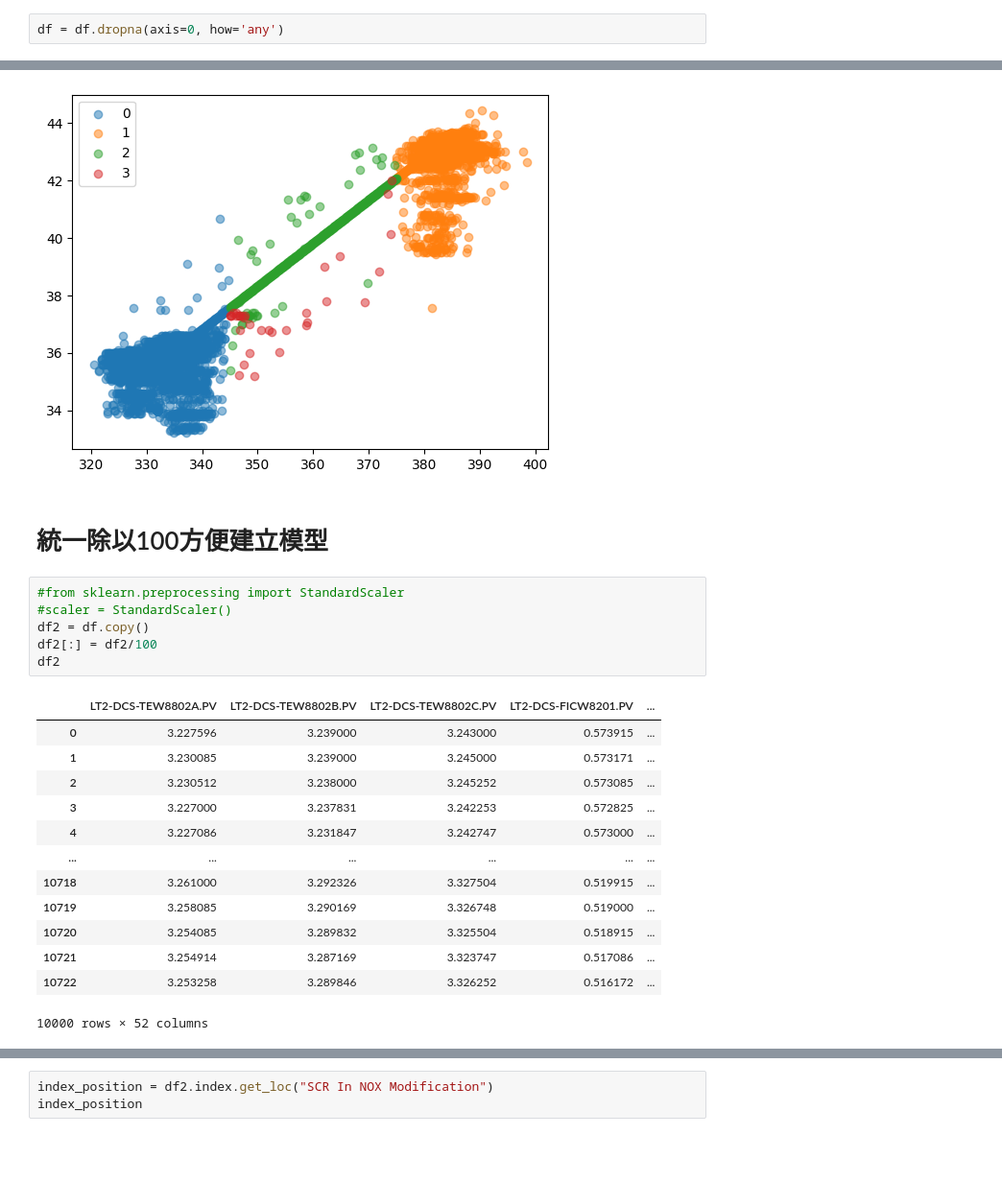
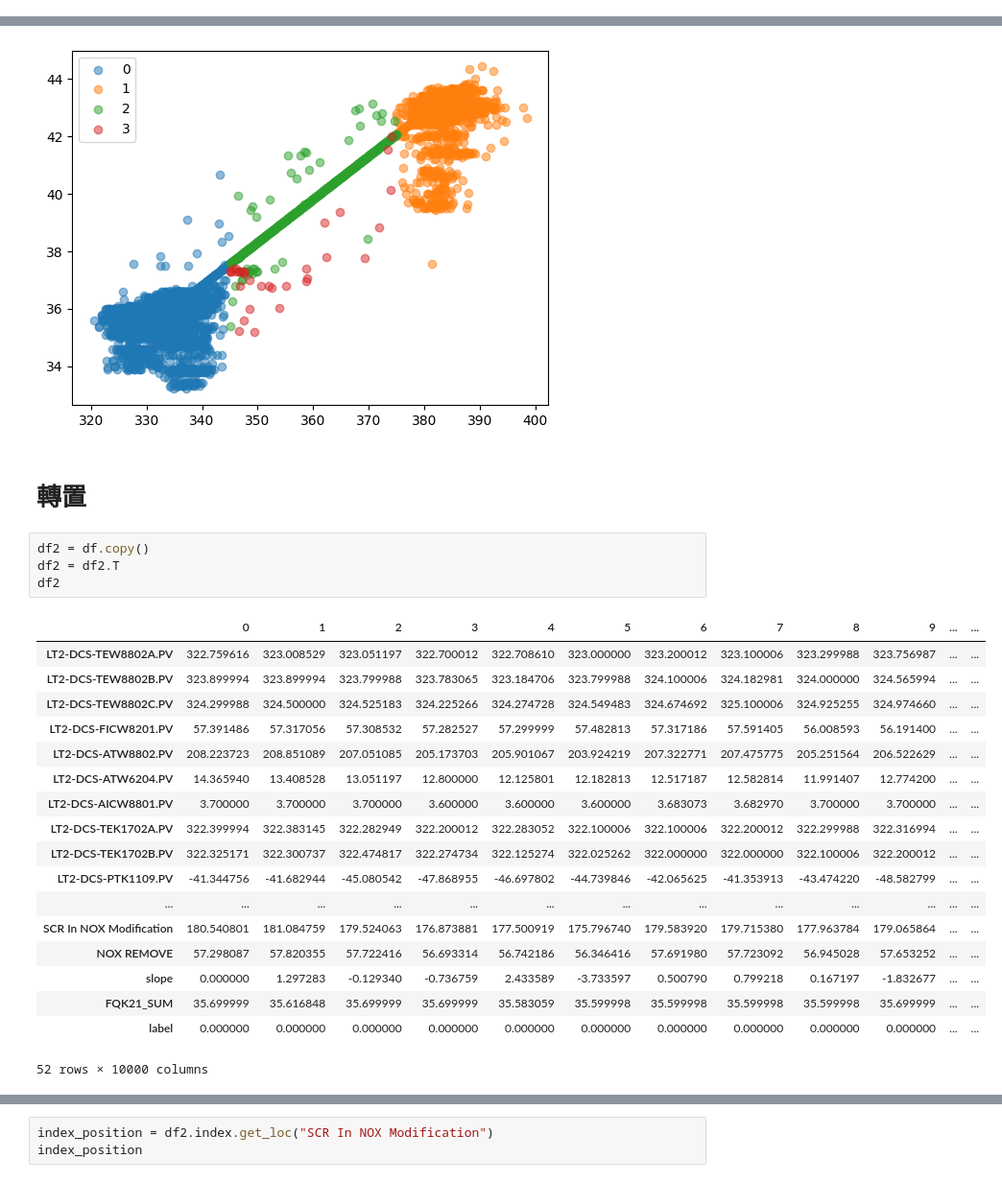
Before and after one commit to skywalker0803r/SCR, a Jupyter notebook: SCR_transformer.ipynb, the cells around one changed output, grey strips where cells are left out. Shown at 96% size. Drawn from its saved outputs; the diff is of its cells as text; blank space fills up the shorter version.

```diff
--- a/SCR_transformer.ipynb
+++ b/SCR_transformer.ipynb
@@ -216,2 +147,0 @@ if do:
-# %%
-df = df.dropna(axis=0, how='any')
@@ -293,24 +241,27 @@ plt.show()
 # %% [output]
 [figure]
 # %% [markdown]
-# 統一除以100方便建立模型
+# 轉置
 # %%
-#from sklearn.preprocessing import StandardScaler
-#scaler = StandardScaler()
 df2 = df.copy()
-df2[:] = df2/100
+df2 = df2.T
 df2
 # %% [output]
-|  | LT2-DCS-TEW8802A.PV | LT2-DCS-TEW8802B.PV | LT2-DCS-TEW8802C.PV | LT2-DCS-FICW8201.PV | ... |
-| 0 | 3.227596 | 3.239000 | 3.243000 | 0.573915 | ... |
-| 1 | 3.230085 | 3.239000 | 3.245000 | 0.573171 | ... |
-| 2 | 3.230512 | 3.238000 | 3.245252 | 0.573085 | ... |
-| 3 | 3.227000 | 3.237831 | 3.242253 | 0.572825 | ... |
-| 4 | 3.227086 | 3.231847 | 3.242747 | 0.573000 | ... |
-| ... | ... | ... | ... | ... | ... |
-| 10718 | 3.261000 | 3.292326 | 3.327504 | 0.519915 | ... |
-| 10719 | 3.258085 | 3.290169 | 3.326748 | 0.519000 | ... |
-| 10720 | 3.254085 | 3.289832 | 3.325504 | 0.518915 | ... |
-| 10721 | 3.254914 | 3.287169 | 3.323747 | 0.517086 | ... |
-| 10722 | 3.253258 | 3.289846 | 3.326252 | 0.516172 | ... |
+|  | 0 | 1 | 2 | 3 | 4 | 5 | 6 | 7 | 8 | 9 | ... | ... |
+| LT2-DCS-TEW8802A.PV | 322.759616 | 323.008529 | 323.051197 | 322.700012 | 322.708610 | 323.000000 | 323.200012 | 323.100006 | 323.299988 | 323.756987 | ... | ... |
+| LT2-DCS-TEW8802B.PV | 323.899994 | 323.899994 | 323.799988 | 323.783065 | 323.184706 | 323.799988 | 324.100006 | 324.182981 | 324.000000 | 324.565994 | ... | ... |
+| LT2-DCS-TEW8802C.PV | 324.299988 | 324.500000 | 324.525183 | 324.225266 | 324.274728 | 324.549483 | 324.674692 | 325.100006 | 324.925255 | 324.974660 | ... | ... |
+| LT2-DCS-FICW8201.PV | 57.391486 | 57.317056 | 57.308532 | 57.282527 | 57.299999 | 57.482813 | 57.317186 | 57.591405 | 56.008593 | 56.191400 | ... | ... |
+| LT2-DCS-ATW8802.PV | 208.223723 | 208.851089 | 207.051085 | 205.173703 | 205.901067 | 203.924219 | 207.322771 | 207.475775 | 205.251564 | 206.522629 | ... | ... |
+| LT2-DCS-ATW6204.PV | 14.365940 | 13.408528 | 13.051197 | 12.800000 | 12.125801 | 12.182813 | 12.517187 | 12.582814 | 11.991407 | 12.774200 | ... | ... |
+| LT2-DCS-AICW8801.PV | 3.700000 | 3.700000 | 3.700000 | 3.600000 | 3.600000 | 3.600000 | 3.683073 | 3.682970 | 3.700000 | 3.700000 | ... | ... |
+| LT2-DCS-TEK1702A.PV | 322.399994 | 322.383145 | 322.282949 | 322.200012 | 322.283052 | 322.100006 | 322.100006 | 322.200012 | 322.299988 | 322.316994 | ... | ... |
+| LT2-DCS-TEK1702B.PV | 322.325171 | 322.300737 | 322.474817 | 322.274734 | 322.125274 | 322.025262 | 322.000000 | 322.000000 | 322.100006 | 322.200012 | ... | ... |
+| LT2-DCS-PTK1109.PV | -41.344756 | -41.682944 | -45.080542 | -47.868955 | -46.697802 | -44.739846 | -42.065625 | -41.353913 | -43.474220 | -48.582799 | ... | ... |
+| ... | ... | ... | ... | ... | ... | ... | ... | ... | ... | ... | ... | ... |
+| SCR In NOX Modification | 180.540801 | 181.084759 | 179.524063 | 176.873881 | 177.500919 | 175.796740 | 179.583920 | 179.715380 | 177.963784 | 179.065864 | ... | ... |
+| NOX REMOVE | 57.298087 | 57.820355 | 57.722416 | 56.693314 | 56.742186 | 56.346416 | 57.691980 | 57.723092 | 56.945028 | 57.653252 | ... | ... |
+| slope | 0.000000 | 1.297283 | -0.129340 | -0.736759 | 2.433589 | -3.733597 | 0.500790 | 0.799218 | 0.167197 | -1.832677 | ... | ... |
+| FQK21_SUM | 35.699999 | 35.616848 | 35.699999 | 35.699999 | 35.583059 | 35.599998 | 35.599998 | 35.599998 | 35.599998 | 35.699999 | ... | ... |
+| label | 0.000000 | 0.000000 | 0.000000 | 0.000000 | 0.000000 | 0.000000 | 0.000000 | 0.000000 | 0.000000 | 0.000000 | ... | ... |
-10000 rows × 52 columns
+52 rows × 10000 columns
```
Also changed, not shown: parts of 42 cells of this notebook.
